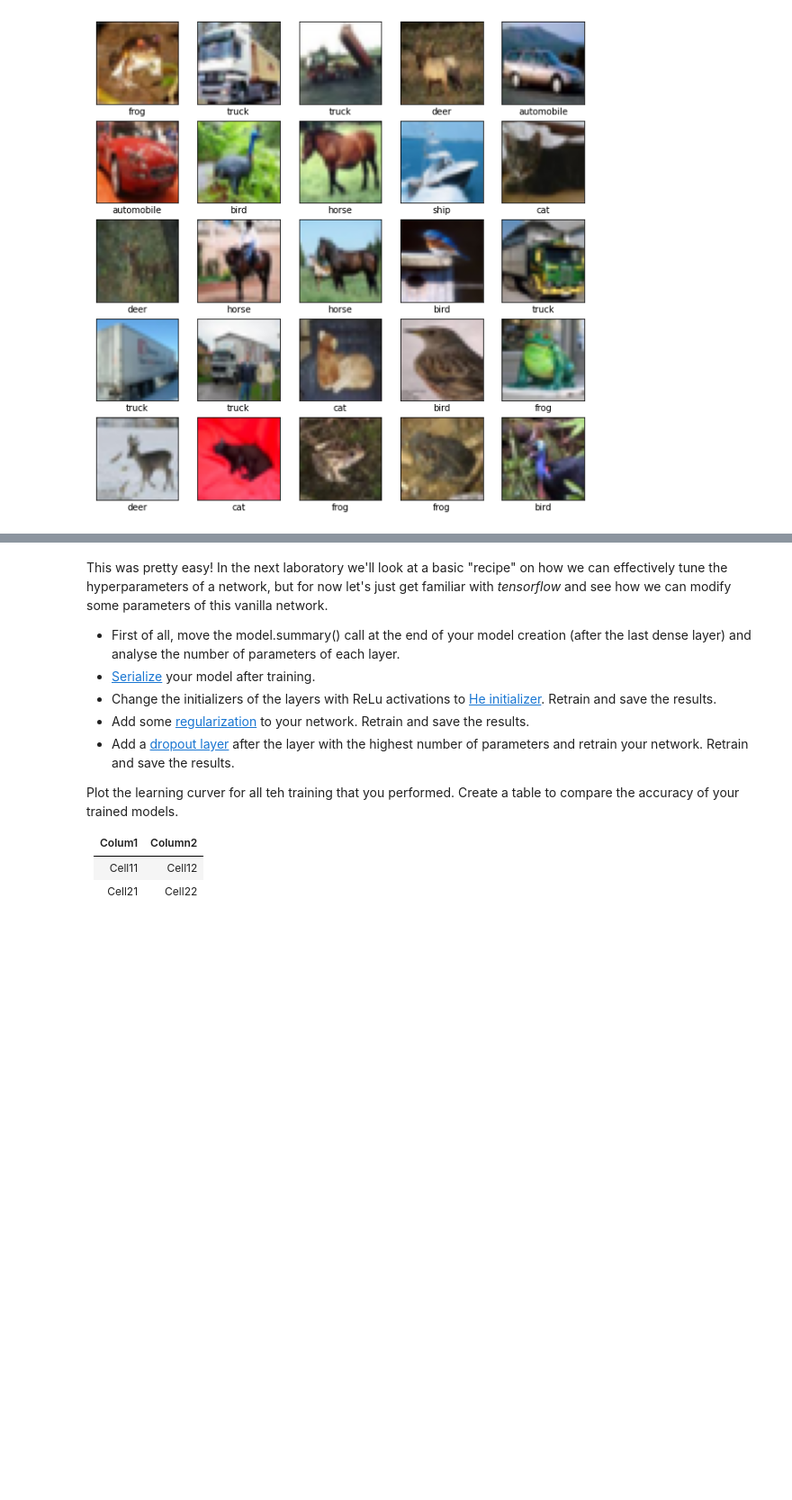
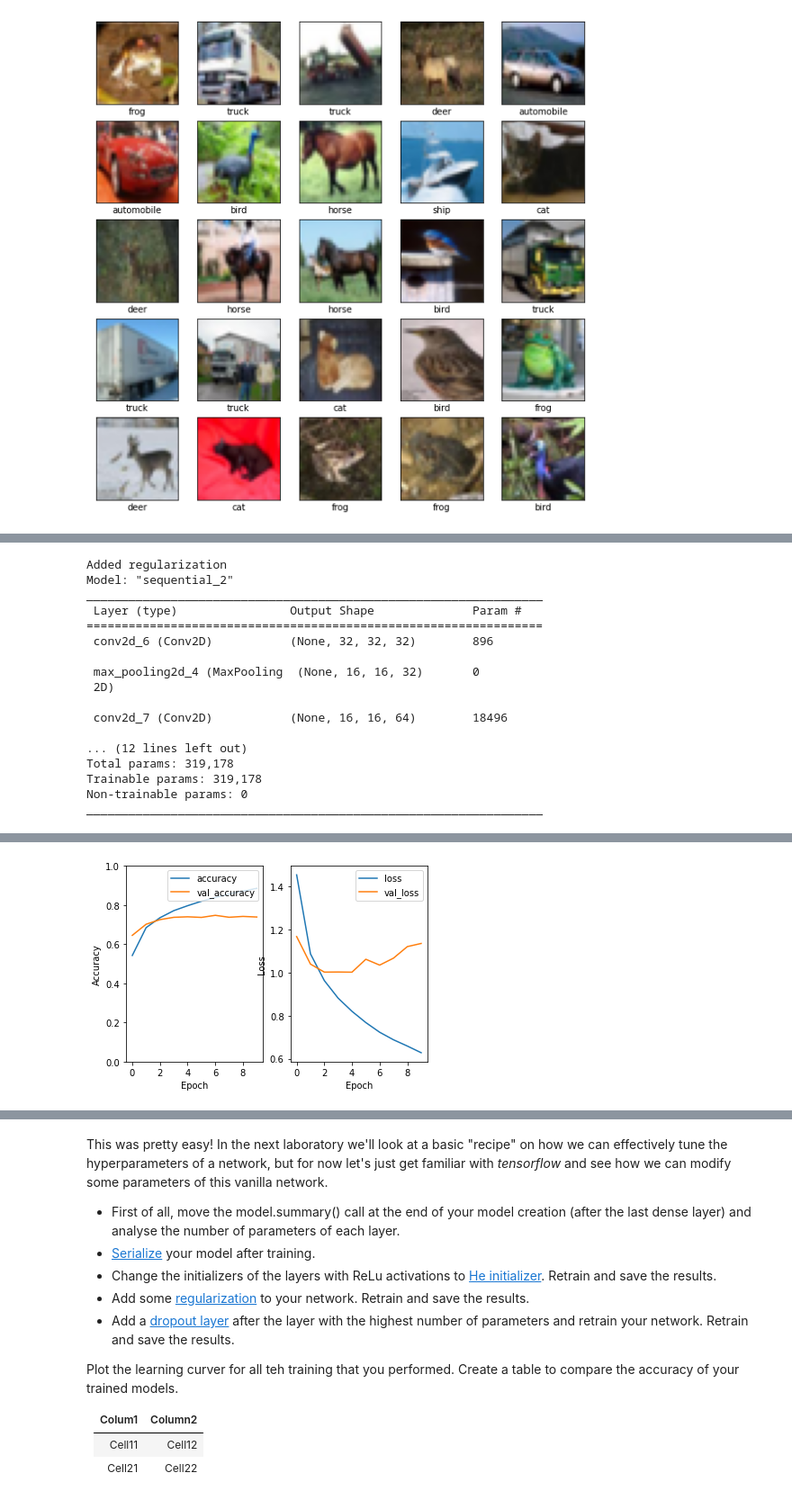
Before and after one commit to flaviu2001/University-Projects, a Jupyter notebook: Semester 5/Computer Vision and Deep Learning/Labs/Lab 3/Lab 3.ipynb, the cells around one changed output, grey strips where cells are left out. Shown at 90% size. Drawn from its saved outputs; the diff is of its cells as text; code cells hidden in the pictures; blank space fills up the shorter version.

```diff
--- a/Semester 5/Computer Vision and Deep Learning/Labs/Lab 3/Lab 3.ipynb
+++ b/Semester 5/Computer Vision and Deep Learning/Labs/Lab 3/Lab 3.ipynb
@@ -523,0 +607,63 @@ print(test_acc)
+# %%
+print("Added regularization")
+initializer = tf.keras.initializers.HeNormal()
+regularizer = tf.keras.regularizers.l1_l2(l1=1e-5, l2=1e-4)
+
+model = models.Sequential()
+model.add(layers.Conv2D(32, (3, 3),
+                        kernel_initializer=initializer,
+                        kernel_regularizer=regularizer,
+                        bias_regularizer=regularizer,
+                        activity_regularizer=regularizer,
+                        padding="same", activation='relu', input_shape=(32, 32, 3)))
+model.add(layers.MaxPooling2D((2, 2)))
+model.add(layers.Conv2D(64, (3, 3),
+                        kernel_initializer=initializer,
+                        kernel_regularizer=regularizer,
+                        bias_regularizer=regularizer,
+                        activity_regularizer=regularizer,
+                        padding="same", activation='relu'))
+model.add(layers.MaxPooling2D((2, 2)))
+model.add(layers.Conv2D(64, (3, 3),
+                        kernel_initializer=initializer,
+                        kernel_regularizer=regularizer,
+                        bias_regularizer=regularizer,
+                        activity_regularizer=regularizer,
+                        padding="same", activation='relu'))
+model.add(layers.Flatten())
+model.add(layers.Dense(64,
+                       kernel_initializer=initializer,
+                       kernel_regularizer=regularizer,
+                       bias_regularizer=regularizer,
+                       activity_regularizer=regularizer,
+                       activation='relu'))
+model.add(layers.Dense(10))
+
+model.summary()
+
+model.compile(optimizer='adam',
+              loss=tf.keras.losses.SparseCategoricalCrossentropy(from_logits=True),
+              metrics=['accuracy'])
+
+history =  model.fit(train_images, train_labels, epochs=10, batch_size=32,
+                     validation_data=(test_images, test_labels))
+
+plot_history(history)
+# %% [output]
+Added regularization
+Model: "sequential_2"
+_________________________________________________________________
+ Layer (type)                Output Shape              Param #
+=================================================================
+ conv2d_6 (Conv2D)           (None, 32, 32, 32)        896
+
+ max_pooling2d_4 (MaxPooling  (None, 16, 16, 32)       0
+ 2D)
+
+ conv2d_7 (Conv2D)           (None, 16, 16, 64)        18496
+
+... (12 lines left out)
+Total params: 319,178
+Trainable params: 319,178
+Non-trainable params: 0
+_________________________________________________________________
@@ -523,0 +691 @@ print(test_acc)
+[figure, added]
```
Also changed, not shown: parts of 19 cells of this notebook, 26 other files.
